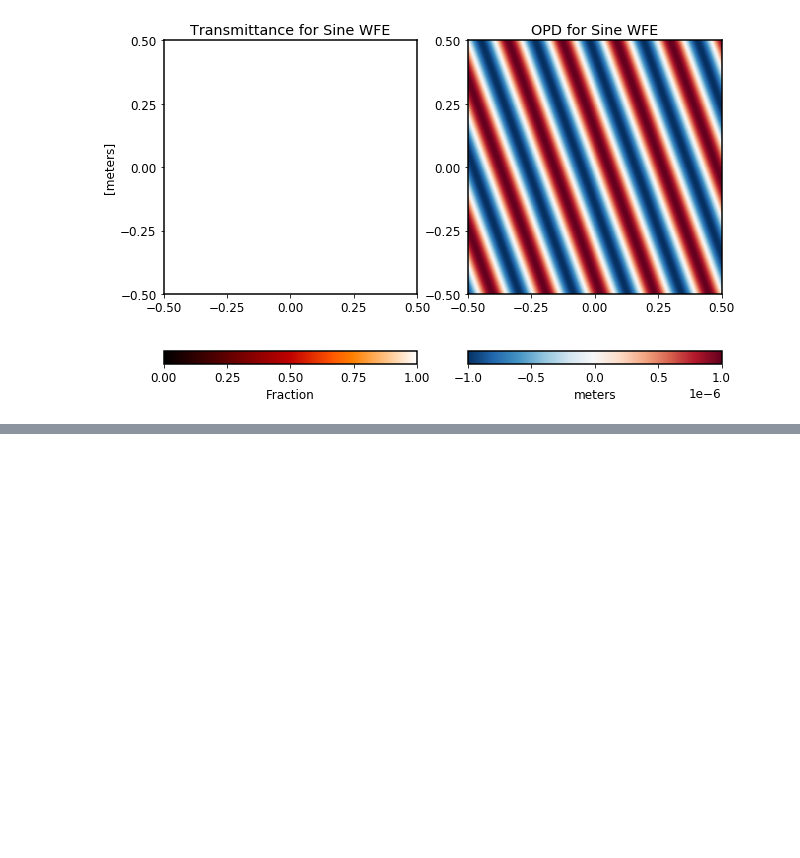
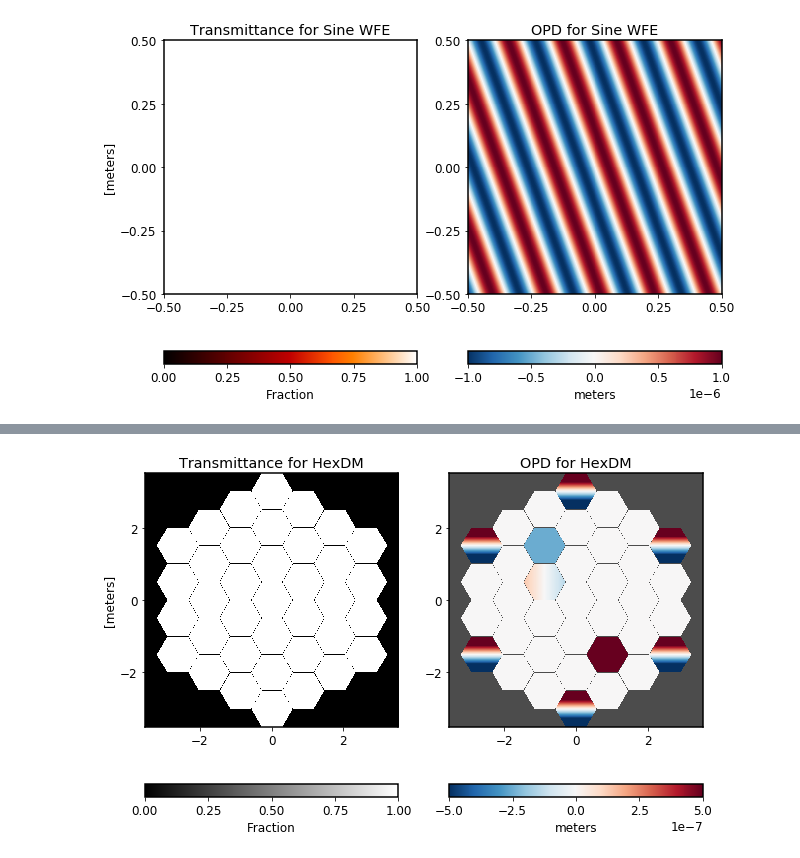
Before and after one commit to spacetelescope/poppy, a Jupyter notebook: docs/available_optics.ipynb, the cells around one changed output, grey strips where cells are left out. Cells and saved outputs as stored; diff of their text form; code cells hidden in the pictures; blank space fills up the shorter version.

```diff
--- a/docs/available_optics.ipynb
+++ b/docs/available_optics.ipynb
@@ -254,0 +288,9 @@ optic.display(what='both', opd_vmax=1*u.micron);
+# %%
+hexdm = poppy.dms.HexSegmentedDeformableMirror(rings=3)
+hexdm.set_actuator(12, 0.5*u.micron, 0, 0)
+hexdm.set_actuator(18, -0.25*u.micron, 0, 0)
+hexdm.set_actuator(6, 0, -0.25*u.microradian, 0)
+for i in range (19, 37, 3): hexdm.set_actuator(i, 0, 0, 2*u.microradian)
+hexdm.display(what='both');
+# %% [output]
+[figure, added]
```
Also changed, not shown: parts of 14 cells of this notebook, 2 other files.
